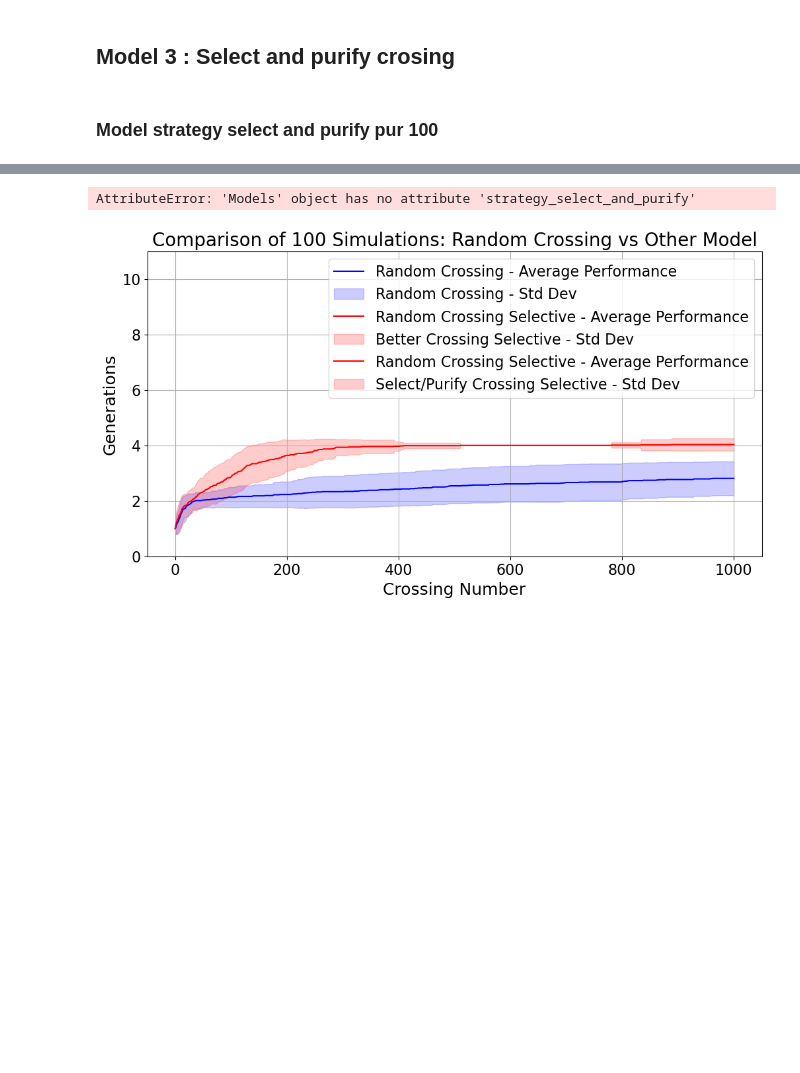
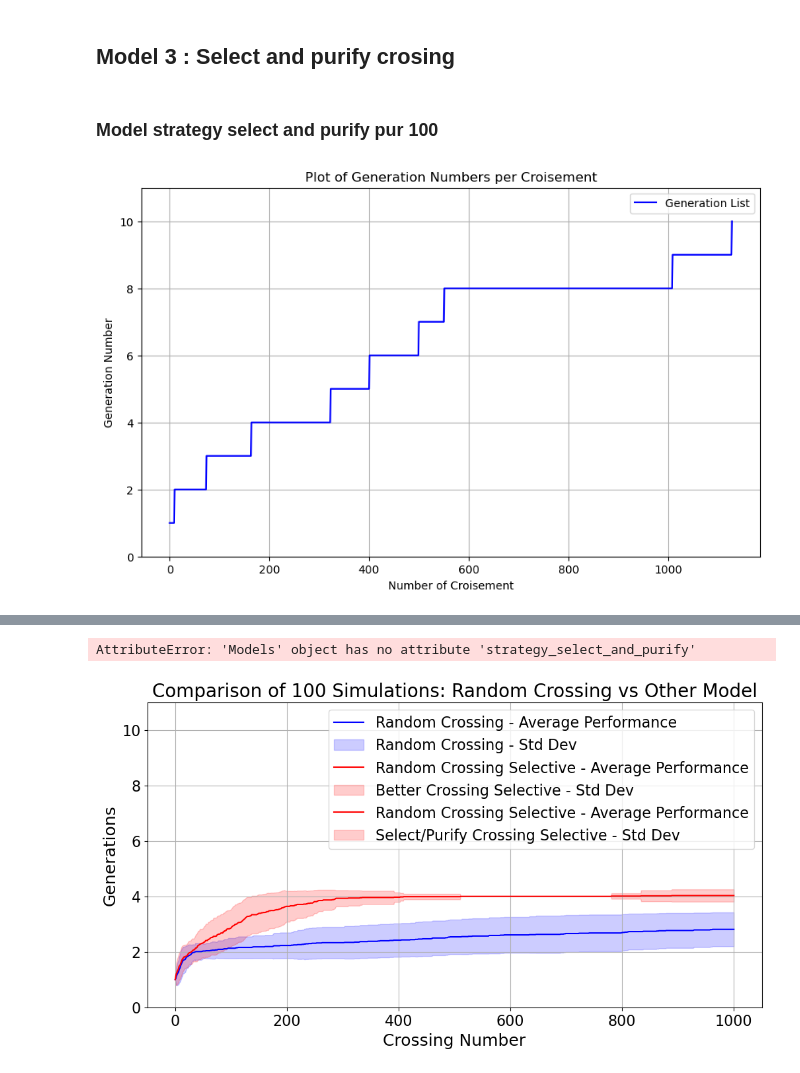
Before and after one commit to Plogeur/Road2Ten, a Jupyter notebook: model.ipynb, the cells around one changed output, grey strips where cells are left out. Cells and saved outputs as stored; diff of their text form; code cells hidden in the pictures; blank space fills up the shorter version.

```diff
--- a/model.ipynb
+++ b/model.ipynb
@@ -205,10 +205,10 @@ class Models :
 
         return purity_scores
 
-    def find_most_advanced_unpure_dd(self, unpur_scores, purity_score) -> object:
+    def find_most_advanced_unpure_dd(self, unpur_scores, purity_threshold) -> object:
 
         # Filter out dd objects that are 100% pure
-        unpure_dds = {dd: score for dd, score in unpur_scores.items() if score < purity_score}
+        unpure_dds = {dd: score for dd, score in unpur_scores.items() if score < purity_threshold}
 
         if not unpure_dds :
             raise ValueError("No unpur dd are find in find_most_advanced_unpure_dd()")
@@ -216,7 +216,7 @@ class Models :
         # Find the dd with the highest purity score (most pure)
         return max(unpure_dds, key=unpure_dds.get)
 
-    def identify_crosing(self, males, females, purity_score):
+    def identify_crosing(self, males, females, purity_threshold):
         target_generation = 9  # The final generation we want to achieve
 
         color_males = [dd.get_color() for dd in males]
@@ -225,8 +225,8 @@ class Models :
         males_purity_score = self.purity_score(males)  # dict: purity score (% of purification)
         females_purity_score = self.purity_score(females)
 
-        pure_males = [dd for dd, purity in males_purity_score.items() if purity >= purity_score]  # List of pure male dd objects
-        pure_females = [dd for dd, purity in females_purity_score.items() if purity >= purity_score]  # List of pure female dd objects
+        pure_males = [dd for dd, purity in males_purity_score.items() if purity >= purity_threshold]  # List of pure male dd objects
+        pure_females = [dd for dd, purity in females_purity_score.items() if purity >= purity_threshold]  # List of pure female dd objects
 
         color_pure_males = [dd.get_color() for dd in pure_males]
         color_pure_females = [dd.get_color() for dd in pure_females]
@@ -277,12 +277,12 @@ class Models :
                         #print("purify : ")
                         males_interred_unpur = [male for male, color in zip(males, color_males) if color == interested_dd_color]
                         females_interred_unpur = [female for female, color in zip(females, color_females) if color == interested_dd_color]
-                        males_interred_unpur_score = self.purity_score(males_interred_unpur, purity_score)
-                        females_interred_unpur_score = self.purity_score(females_interred_unpur, purity_score)
+                        males_interred_unpur_score = self.purity_score(males_interred_unpur)
+                        females_interred_unpur_score = self.purity_score(females_interred_unpur)
 
                         # Find the most advanced pure dd for males and females using the helper function
-                        most_advanced_pure_male = self.find_most_advanced_unpure_dd(males_interred_unpur_score)
-                        most_advanced_pure_female = self.find_most_advanced_unpure_dd(females_interred_unpur_score)
+                        most_advanced_pure_male = self.find_most_advanced_unpure_dd(males_interred_unpur_score, purity_threshold)
+                        most_advanced_pure_female = self.find_most_advanced_unpure_dd(females_interred_unpur_score, purity_threshold)
 
                         # Return the most advanced pure male and female if found, otherwise handle the case
                         if most_advanced_pure_male and most_advanced_pure_female:
@@ -313,7 +313,7 @@ class Models :
 
         raise ValueError("male and female not paired in indentify_dd()")
 
-    def strategy_select_and_purify(self, purity_score) :
+    def strategy_select_and_purify(self, purity_threshold) :
         # Intuition :
         # Identify dd that need to be crossed to create a 10th-generation dd
         # Identify dd that need to be purified (while the n-1 generation dd is available)
@@ -325,7 +325,7 @@ class Models :
         females = [dd for dd in self.elevage.get_dragodindes() if dd.get_sex() == "F"]
 
         # Identify dd that need to be created of purify
-        male, female = self.identify_crosing(males, females, purity_score)
+        male, female = self.identify_crosing(males, females, purity_threshold)
         #print("male, female : ", male.get_color(), female.get_color(), male.get_id(), female.get_id())
 
         # Crossing each other
@@ -408,5 +408,9 @@ for i in range(crosing_number) :
     list_select_purify.append(better_generation)
     if generation == 10 :
         break
+# %%
+plot_simlation(list_select_purify)
+# %% [output]
+[figure, added]
 # %%
 elevage = Models()
```
Also changed, not shown: parts of 7 cells of this notebook.
